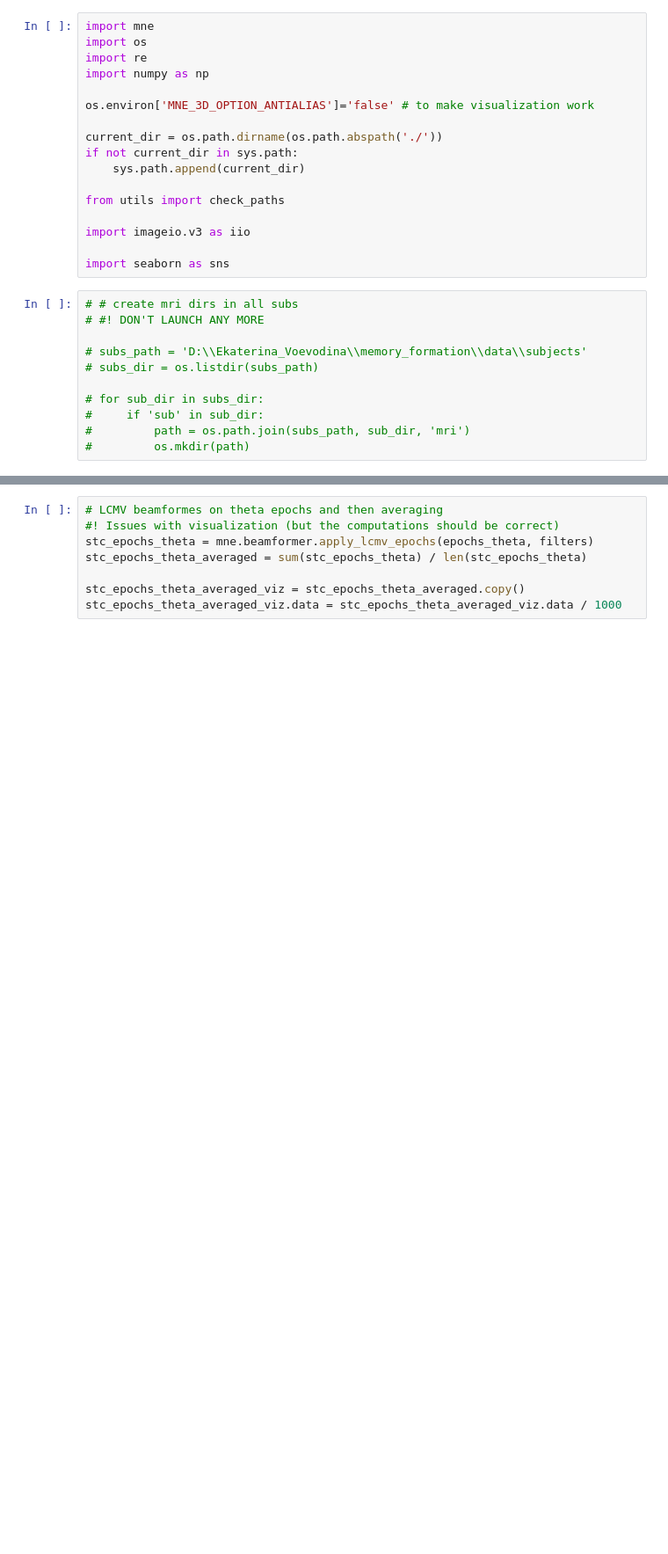
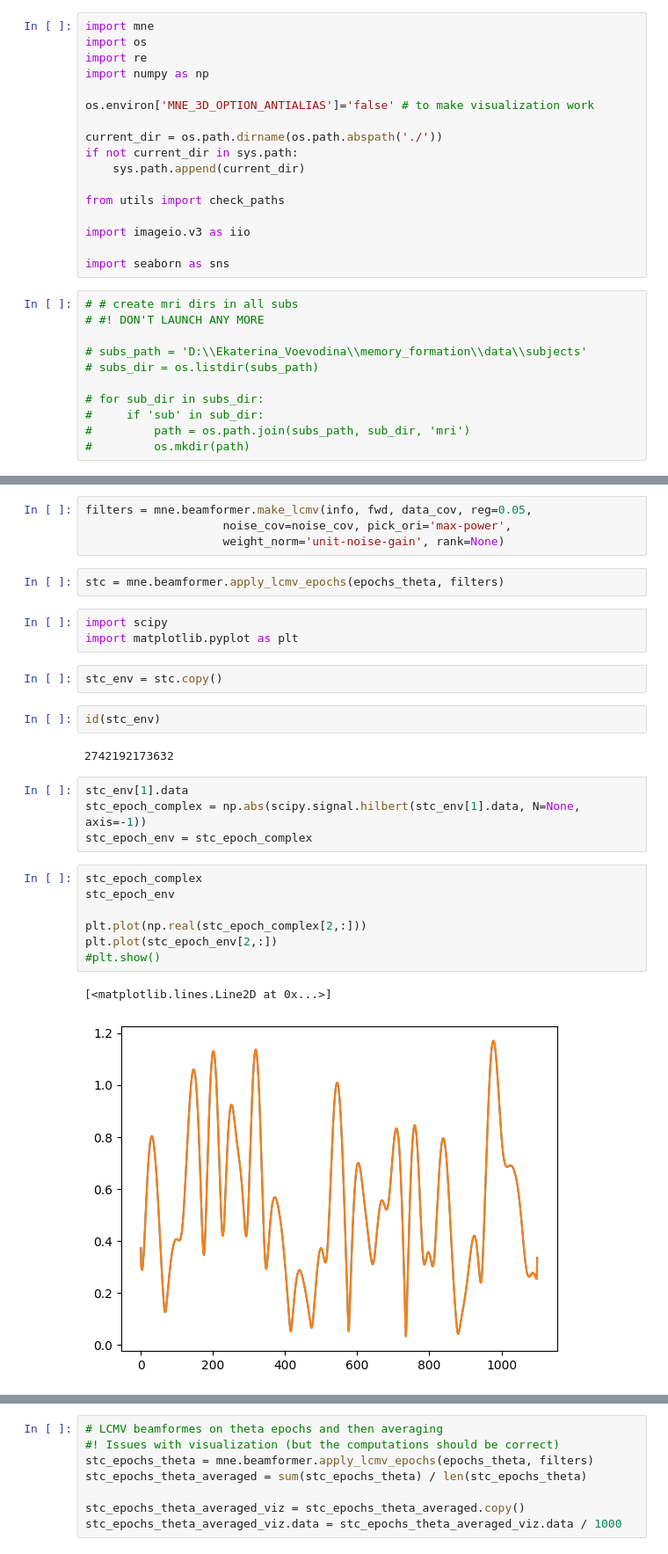
Before and after one commit to bonokat/memory_formation, a Jupyter notebook: dirty_field/src_rec.ipynb, the cells around one changed output, grey strips where cells are left out. Shown: that part at 88% size. Drawn from its saved outputs; the diff is of its cells as text; blank space fills up the shorter version.

```diff
--- a/dirty_field/src_rec.ipynb
+++ b/dirty_field/src_rec.ipynb
@@ -105,0 +133,29 @@ stc = mne.beamformer.apply_lcmv(evoked_theta, filters)
+# %%
+filters = mne.beamformer.make_lcmv(info, fwd, data_cov, reg=0.05,
+                    noise_cov=noise_cov, pick_ori='max-power',
+                    weight_norm='unit-noise-gain', rank=None)
+# %%
+stc = mne.beamformer.apply_lcmv_epochs(epochs_theta, filters)
+# %%
+import scipy
+import matplotlib.pyplot as plt
+# %%
+stc_env = stc.copy()
+# %%
+id(stc_env)
+# %% [output]
+2742192173632
+# %%
+stc_env[1].data
+stc_epoch_complex = np.abs(scipy.signal.hilbert(stc_env[1].data, N=None, axis=-1))
+stc_epoch_env = stc_epoch_complex
+# %%
+stc_epoch_complex
+stc_epoch_env
+
+plt.plot(np.real(stc_epoch_complex[2,:]))
+plt.plot(stc_epoch_env[2,:])
+#plt.show()
+# %% [output]
+[<matplotlib.lines.Line2D at 0x...>]
+[figure, added]
```
Also changed, not shown: parts of 19 cells of this notebook, 1 other file.
